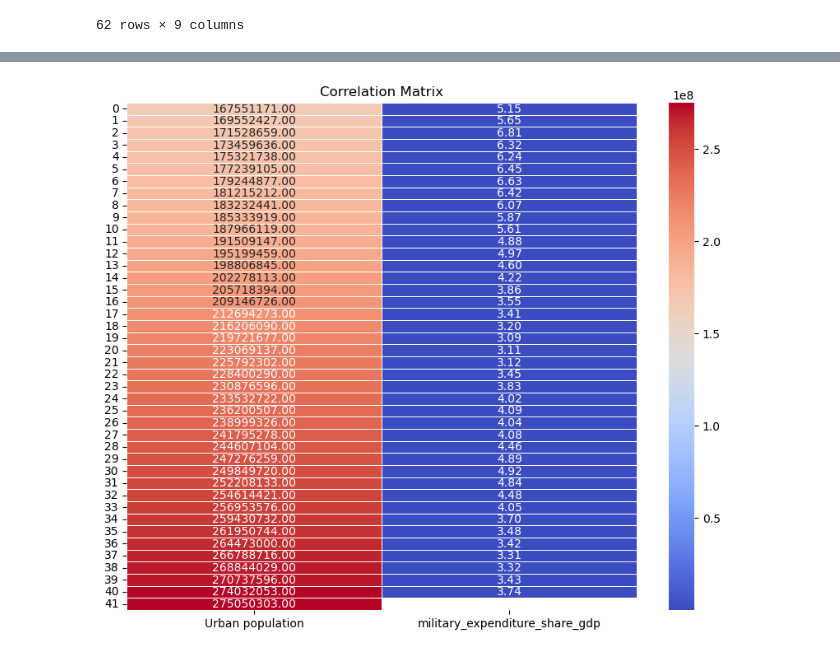
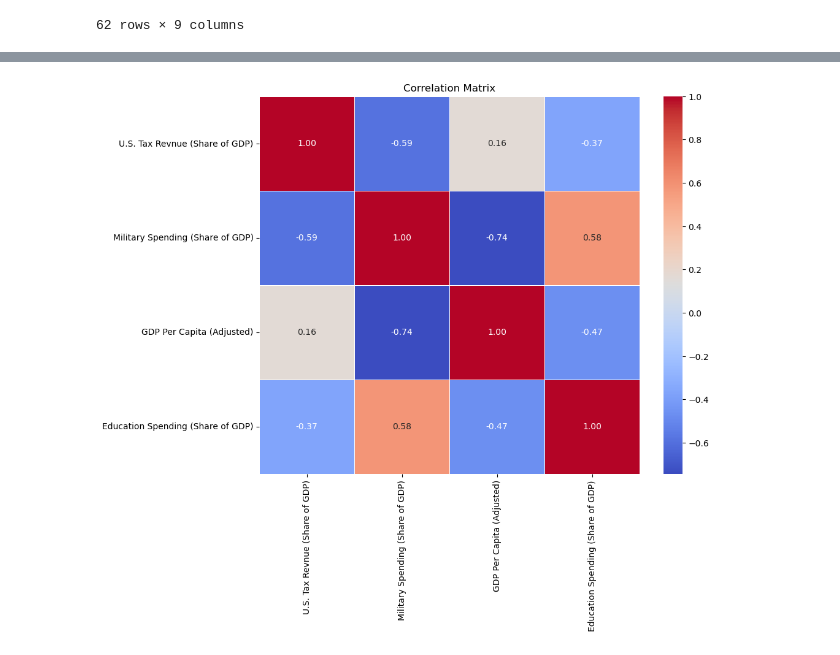
Before and after one commit to Theoceanisfull/Case_Study_Military_Spending_And_Economic_Output_Relationship, a Jupyter notebook: Data_cleaning.ipynb, the cells around one changed output, grey strips where cells are left out. Saved outputs shown, nothing was run; the diff lists cells and outputs as text; code cells hidden in the pictures.

```diff
--- a/Data_cleaning.ipynb
+++ b/Data_cleaning.ipynb
@@ -165,0 +165,4 @@ df_project
+# %%
+new_column_names = {'Taxes including social contributions (as a share of GDP)': 'U.S. Tax Revnue (Share of GDP)', 'military_expenditure_share_gdp': 'Military Spending (Share of GDP)', 'GDP per capita (constant 2015 US$)': 'GDP Per Capita (Adjusted)', 'Historical and more recent expenditure estimates': 'Education Spending (Share of GDP)' }
+df_project.rename(columns=new_column_names, inplace=True)
+df_project.T
@@ -166,12 +198,13 @@ df_project
 # %%
 columns_to_remove = ['Entity', 'Code', 'Country name' ]
 df_project_2 = df_project.drop(columns=columns_to_remove)
 #df_project_2 = df_project_2.groupby('GDP per capita (constant 2015 US$)')
-columns_of_interest = ['Urban population', 'military_expenditure_share_gdp']
+columns_of_interest = ['U.S. Tax Revnue (Share of GDP)', 'Military Spending (Share of GDP)', 'GDP Per Capita (Adjusted)', 'Education Spending (Share of GDP)']
 correlation_matrix = df_project_2[columns_of_interest]
+correlation_matrix = correlation_matrix.corr()
 plt.figure(figsize=(10, 8))
 sns.heatmap(correlation_matrix, annot=True, cmap='coolwarm', fmt=".2f", linewidths=0.5)
 plt.title('Correlation Matrix')
 plt.show()
 # %% [output]
-[figure, old version]
+[figure, new version]
```
Also changed, not shown: parts of 8 cells of this notebook, 2 other files.
